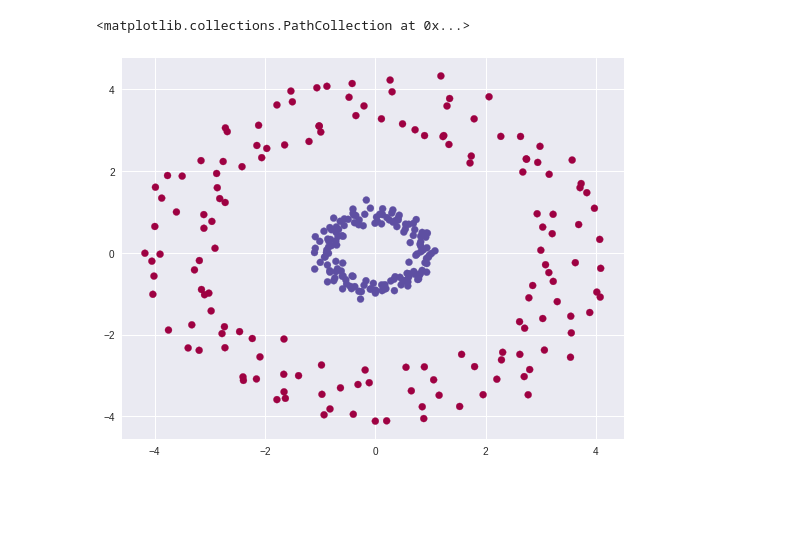
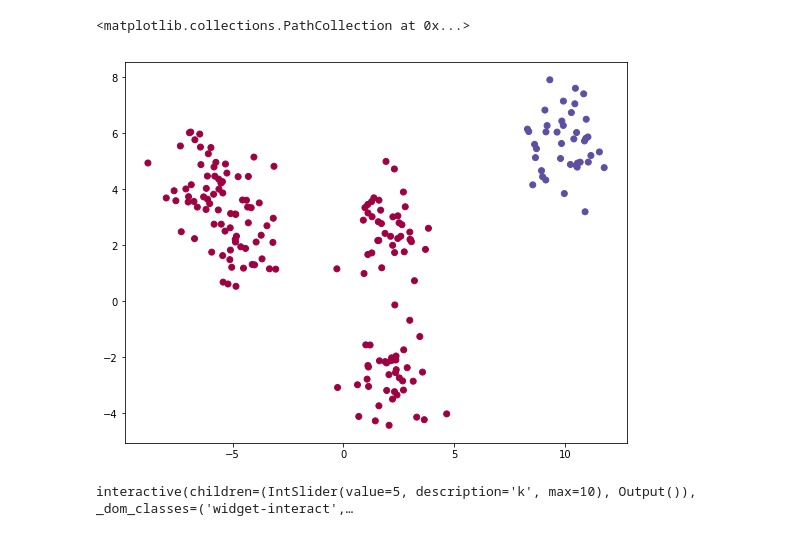
Before and after one commit to Varun1299/Spectral-Clustering, a Jupyter notebook: Spectral_demo.ipynb, the cells around one changed output. Saved outputs shown, nothing was run; the diff lists cells and outputs as text; code cells hidden in the pictures; blank space fills up the shorter version.

Commit message:
Added slider for k

```diff
--- a/Spectral_demo.ipynb
+++ b/Spectral_demo.ipynb
@@ -41,28 +42,37 @@ def gen_aff(X):
             ans[i][j] = np.exp(- dist / (2 * sig[i] * sig[j]))
     return ans
 # %%
-from sklearn.datasets import make_moons, make_circles, make_blobs
 
-#X_mn, y_mn = make_blobs(n_samples=200, centers=5, cluster_std=1.0)
+
+X_mn, y_mn = make_blobs(n_samples=200, centers=5, cluster_std=1.0)
 #X_mn, y_mn = make_moons(n_samples=150, noise=0.1)
 
-X_mn1, y_mn1 = make_circles(n_samples=150, noise=0.1)
-X_mn2, y_mn2 = make_circles(n_samples=150, noise=0.05)
+# X_mn1, y_mn1 = make_circles(n_samples=150, noise=0.1)
+# X_mn2, y_mn2 = make_circles(n_samples=150, noise=0.05)
 
-X_mn2 = np.array(X_mn2)*4
-y_mn2 = np.array(y_mn2)
+# X_mn2 = np.array(X_mn2)*4
+# y_mn2 = np.array(y_mn2)
 
-X_mn = np.concatenate((X_mn1,X_mn2), axis = 0)
-y_mn = np.append(y_mn1, y_mn2)
+# X_mn = np.concatenate((X_mn1,X_mn2), axis = 0)
+# y_mn = np.append(y_mn1, y_mn2)
 
 
 K = 2
 A = gen_aff(X_mn)
 Y = spectral_clustering(A, K, seed=1111)
 
 cmap = 'Spectral'
 fig, ax = plt.subplots(figsize=(9,7))
 ax.scatter(X_mn[:, 0], X_mn[:, 1], c=Y, cmap=cmap)
 # %% [output]
 <matplotlib.collections.PathCollection at 0x...>
-[figure, old version]
+[figure, new version]
+# %%
+def cluster(k):
+    labels = spectral_clustering(A, k, seed=1111)
+    cmap = 'Spectral'
+    plt.scatter(X_mn[:, 0], X_mn[:, 1], c=labels, cmap=cmap)
+
+interact(cluster, k=(0, 10, 1));
+# %% [output]
+interactive(children=(IntSlider(value=5, description='k', max=10), Output()), _dom_classes=('widget-interact',…
```
Also changed, not shown: parts of 1 cell of this notebook, 2 other files.
